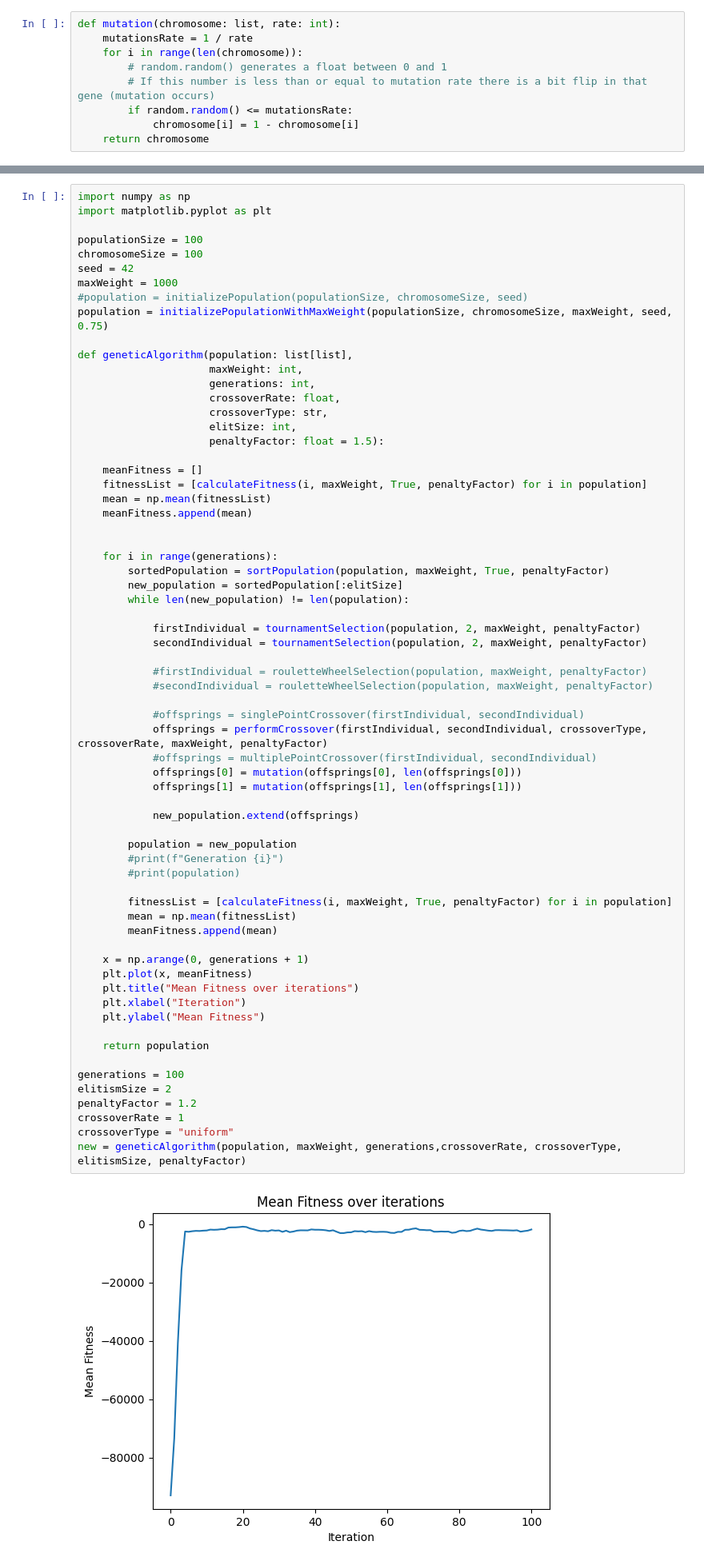
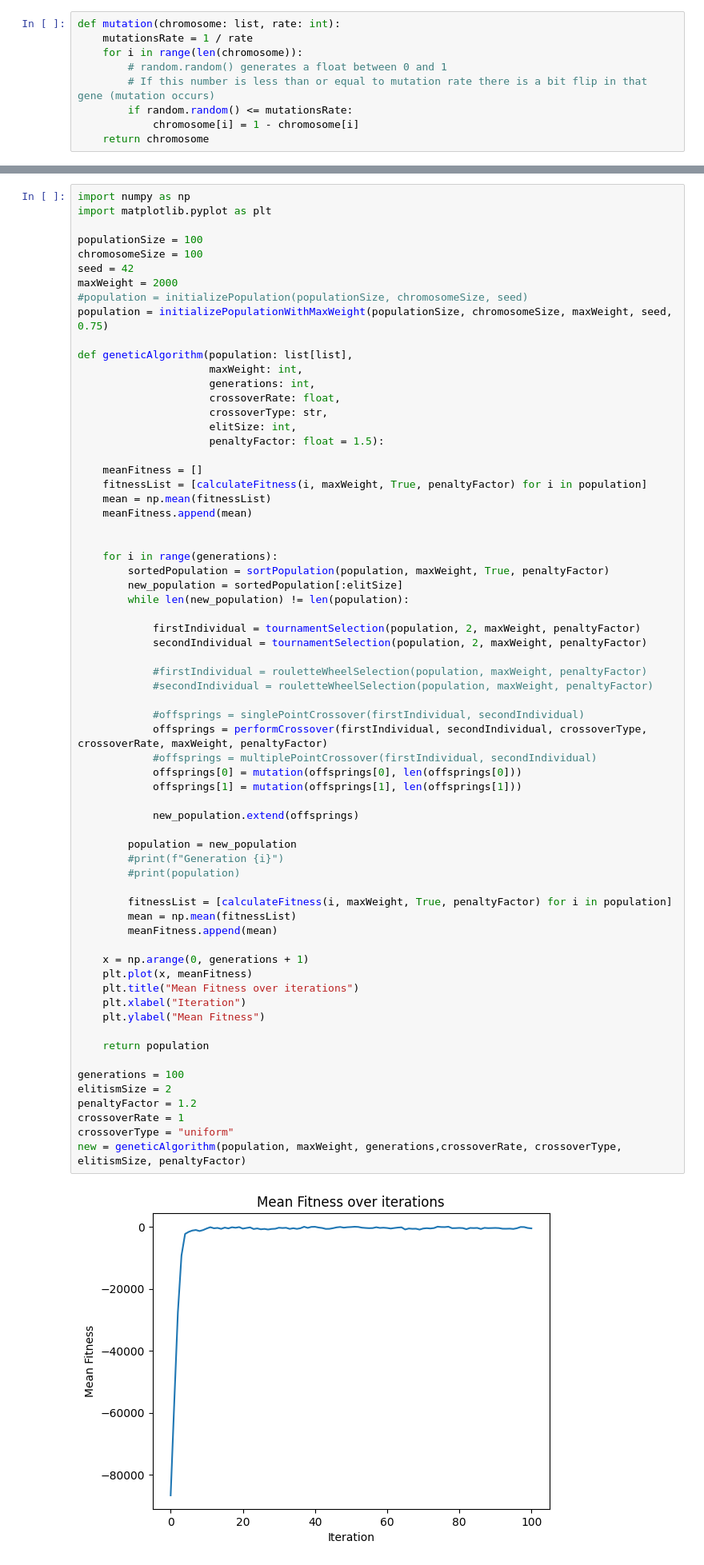
Before and after one commit to altayelmas/genetic, a Jupyter notebook: proje.ipynb, the cells around one changed output, grey strips where cells are left out. Shown at 80% size. Cells and saved outputs as stored; diff of their text form.

```diff
--- a/proje.ipynb
+++ b/proje.ipynb
@@ -282,7 +282,7 @@ import matplotlib.pyplot as plt
 populationSize = 100
 chromosomeSize = 100
 seed = 42
-maxWeight = 1000
+maxWeight = 2000
 #population = initializePopulation(populationSize, chromosomeSize, seed)
 population = initializePopulationWithMaxWeight(populationSize, chromosomeSize, maxWeight, seed, 0.75)
 
@@ -315,34 +315,34 @@ def geneticAlgorithm(population: list[list],
             offsprings = performCrossover(firstIndividual, secondIndividual, crossoverType, crossoverRate, maxWeight, penaltyFactor)
             #offsprings = multiplePointCrossover(firstIndividual, secondIndividual)
             offsprings[0] = mutation(offsprings[0], len(offsprings[0]))
             offsprings[1] = mutation(offsprings[1], len(offsprings[1]))
 
             new_population.extend(offsprings)
 
         population = new_population
         #print(f"Generation {i}")
         #print(population)
 
         fitnessList = [calculateFitness(i, maxWeight, True, penaltyFactor) for i in population]
         mean = np.mean(fitnessList)
         meanFitness.append(mean)
 
     x = np.arange(0, generations + 1)
     plt.plot(x, meanFitness)
     plt.title("Mean Fitness over iterations")
     plt.xlabel("Iteration")
     plt.ylabel("Mean Fitness")
 
     return population
 
 generations = 100
 elitismSize = 2
 penaltyFactor = 1.2
 crossoverRate = 1
 crossoverType = "uniform"
 new = geneticAlgorithm(population, maxWeight, generations,crossoverRate, crossoverType, elitismSize, penaltyFactor)
 # %% [output]
-[figure, old version]
+[figure, new version]
 # %%
 sortedNew = sortPopulation(new, maxWeight, True, penaltyFactor)
 
```
Also changed, not shown: parts of 7 cells of this notebook.
